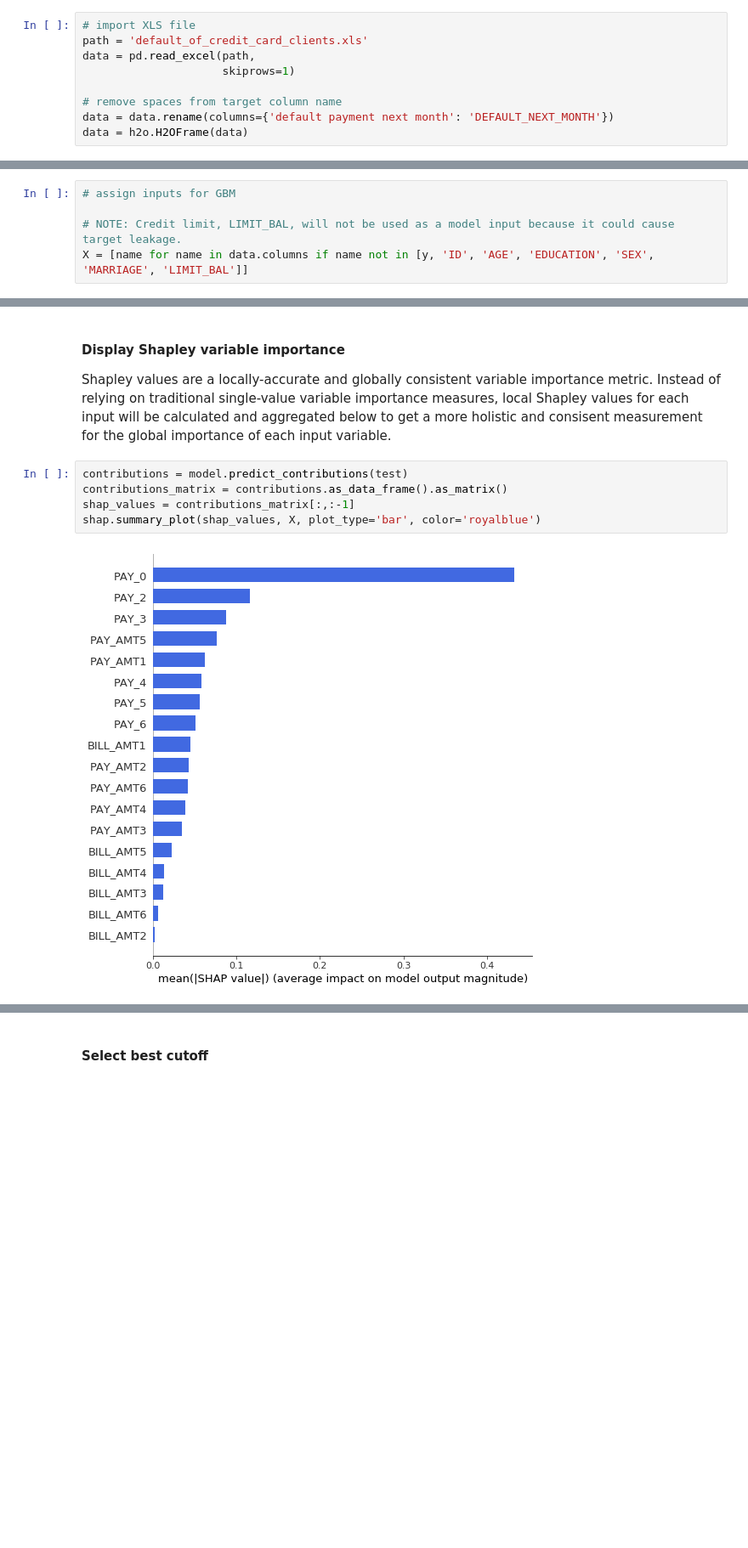
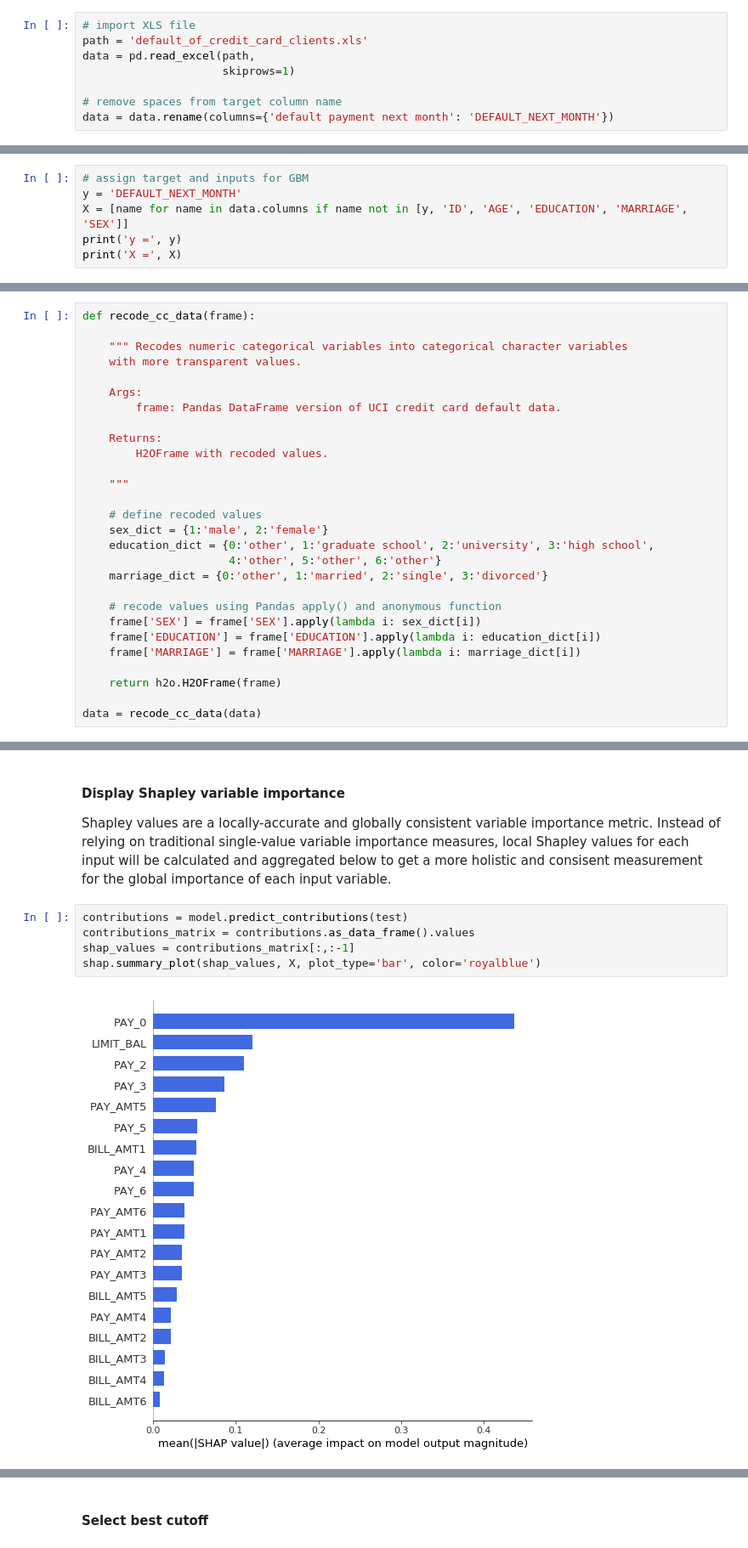
Before and after one commit to h2oai/xai_guidelines, a Jupyter notebook: dia.ipynb, the cells around one changed output, grey strips where cells are left out. Shown at 85% size. Drawn from its saved outputs; the diff is of its cells as text; blank space fills up the shorter version.

```diff
--- a/dia.ipynb
+++ b/dia.ipynb
@@ -108,4 +115,3 @@ data = pd.read_excel(path,
 
 # remove spaces from target column name
 data = data.rename(columns={'default payment next month': 'DEFAULT_NEXT_MONTH'})
-data = h2o.H2OFrame(data)
@@ -137,5 +121,6 @@ y = 'DEFAULT_NEXT_MONTH'
 # %%
-# assign inputs for GBM
-
-# NOTE: Credit limit, LIMIT_BAL, will not be used as a model input because it could cause target leakage.
-X = [name for name in data.columns if name not in [y, 'ID', 'AGE', 'EDUCATION', 'SEX', 'MARRIAGE', 'LIMIT_BAL']]
+# assign target and inputs for GBM
+y = 'DEFAULT_NEXT_MONTH'
+X = [name for name in data.columns if name not in [y, 'ID', 'AGE', 'EDUCATION', 'MARRIAGE', 'SEX']]
+print('y =', y)
+print('X =', X)
@@ -147,0 +133,28 @@ X = ['PAY_0', 'PAY_2', 'PAY_3', 'PAY_4', 'PAY_5', 'PAY_6', 'BILL_AMT1', 'BILL_AM
+# %%
+def recode_cc_data(frame):
+
+    """ Recodes numeric categorical variables into categorical character variables
+    with more transparent values.
+
+    Args:
+        frame: Pandas DataFrame version of UCI credit card default data.
+
+    Returns:
+        H2OFrame with recoded values.
+
+    """
+
+    # define recoded values
+    sex_dict = {1:'male', 2:'female'}
+    education_dict = {0:'other', 1:'graduate school', 2:'university', 3:'high school',
+                      4:'other', 5:'other', 6:'other'}
+    marriage_dict = {0:'other', 1:'married', 2:'single', 3:'divorced'}
+
+    # recode values using Pandas apply() and anonymous function
+    frame['SEX'] = frame['SEX'].apply(lambda i: sex_dict[i])
+    frame['EDUCATION'] = frame['EDUCATION'].apply(lambda i: education_dict[i])
+    frame['MARRIAGE'] = frame['MARRIAGE'].apply(lambda i: marriage_dict[i])
+
+    return h2o.H2OFrame(frame)
+
+data = recode_cc_data(data)
@@ -262,8 +276,8 @@ GBM Test AUC = 0.77
 Shapley values are a locally-accurate and globally consistent variable importance metric. Instead of relying on traditional single-value variable importance measures, local Shapley values for each input will be calculated and aggregated below to get a more holistic and consisent measurement for the global importance of each input variable.
 # %%
 contributions = model.predict_contributions(test)
-contributions_matrix = contributions.as_data_frame().as_matrix()
+contributions_matrix = contributions.as_data_frame().values
 shap_values = contributions_matrix[:,:-1]
 shap.summary_plot(shap_values, X, plot_type='bar', color='royalblue')
 # %% [output]
-[figure, old version]
+[figure, new version]
```
Also changed, not shown: parts of 95 cells of this notebook, 11 other files.
